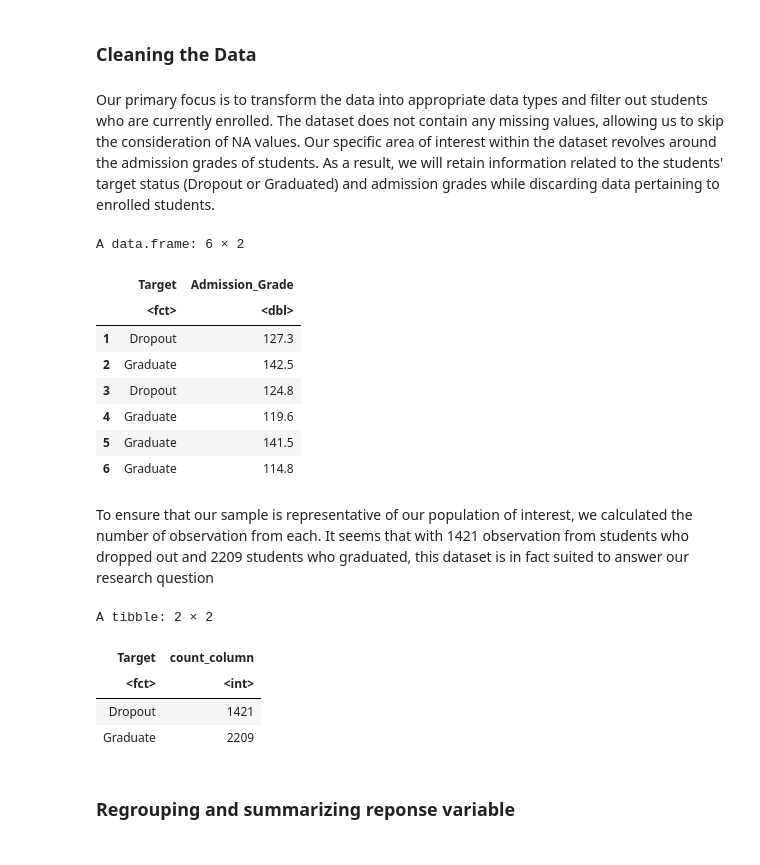
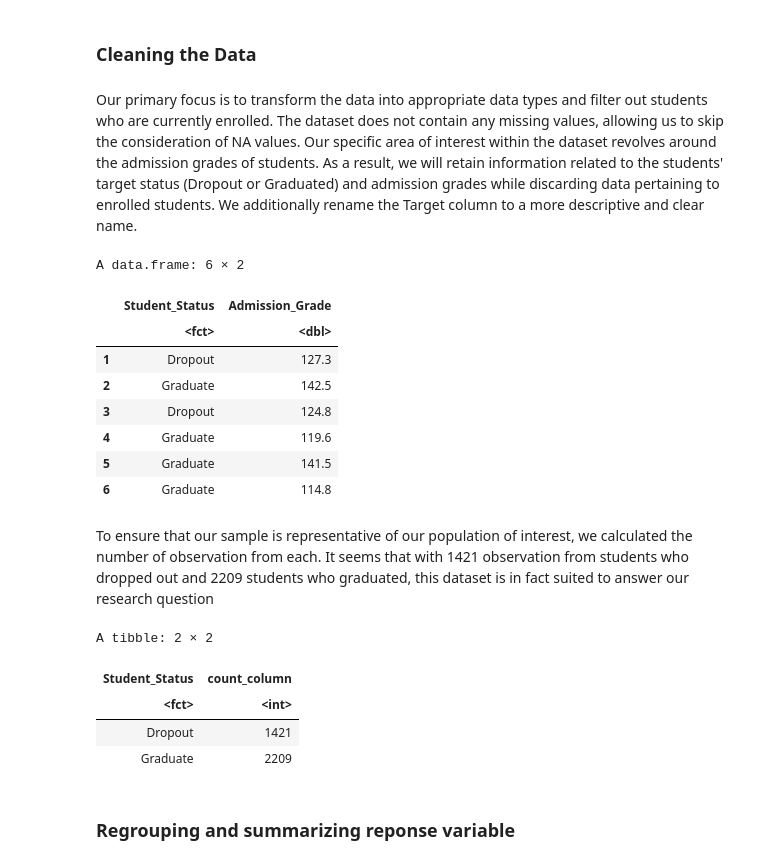
Before and after one commit to yui-ubc/stat-201-2023w1-group-20, a Jupyter notebook: project_proposal.ipynb, the cells around one changed output. Saved outputs shown, nothing was run; the diff lists cells and outputs as text; code cells hidden in the pictures.

```diff
--- a/project_proposal.ipynb
+++ b/project_proposal.ipynb
@@ -81,23 +81,24 @@ The description of columns are given by the data set information on the UCI Mach
 # %% [markdown]
 ### Cleaning the Data
 # %% [markdown]
-Our primary focus is to transform the data into appropriate data types and filter out students who are currently enrolled. The dataset does not contain any missing values, allowing us to skip the consideration of NA values. Our specific area of interest within the dataset revolves around the admission grades of students. As a result, we will retain information related to the students' target status (Dropout or Graduated) and admission grades while discarding data pertaining to enrolled students.
+Our primary focus is to transform the data into appropriate data types and filter out students who are currently enrolled. The dataset does not contain any missing values, allowing us to skip the consideration of NA values. Our specific area of interest within the dataset revolves around the admission grades of students. As a result, we will retain information related to the students' target status (Dropout or Graduated) and admission grades while discarding data pertaining to enrolled students. We additionally rename the Target column to a more descriptive and clear name.
 # %%
 #Clean the data
 dropout_clean <- dropout_data %>%
   mutate(Target = as_factor(Target)) %>% #Convert the 'Target' column to a factor
-  filter(Target != "Enrolled") %>%
+  rename(Student_Status = Target) %>% #Rename 'Target' column
+  filter(Student_Status != "Enrolled") %>%
   rename(Admission_Grade = Admission.grade)
 
 #Select only the Target column
 dropout_pop <- dropout_clean %>%
-  select(Target, Admission_Grade) %>%
+  select(Student_Status, Admission_Grade) %>%
   mutate(Admission_Grade = as.numeric(Admission_Grade))
 
 head(dropout_pop)
 # %% [output]
 A data.frame: 6 × 2
-|  | Target | Admission_Grade |
+|  | Student_Status | Admission_Grade |
 |  | <fct> | <dbl> |
 | 1 | Dropout | 127.3 |
 | 2 | Graduate | 142.5 |
@@ -109,12 +110,12 @@ A data.frame: 6 × 2
 To ensure that our sample is representative of our population of interest, we calculated the number of observation from each. It seems that with 1421 observation from students who dropped out and 2209 students who graduated, this dataset is in fact suited to answer our research question
 # %%
 dropout_count <- dropout_pop %>%
-    group_by(Target) %>%
+    group_by(Student_Status) %>%
     summarize(count_column = n())
 dropout_count
 # %% [output]
 A tibble: 2 × 2
-| Target | count_column |
+| Student_Status | count_column |
 | <fct> | <int> |
 | Dropout | 1421 |
 | Graduate | 2209 |
```
Also changed, not shown: parts of 5 cells of this notebook.
